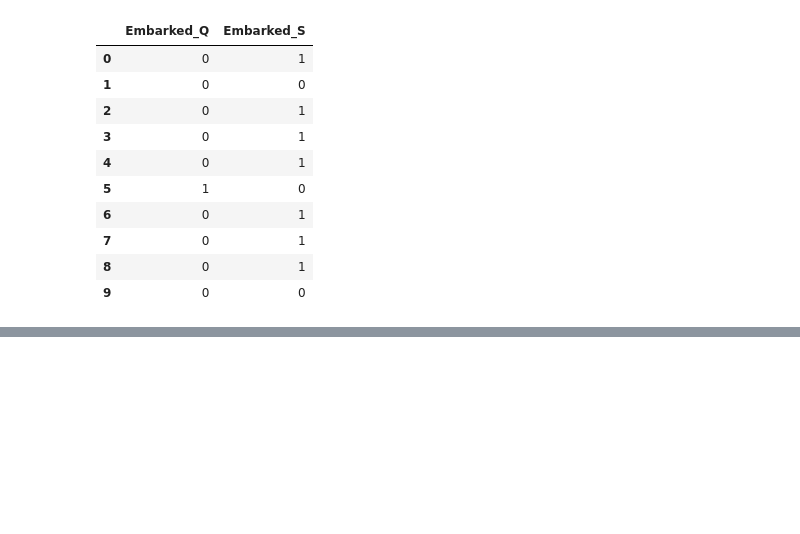
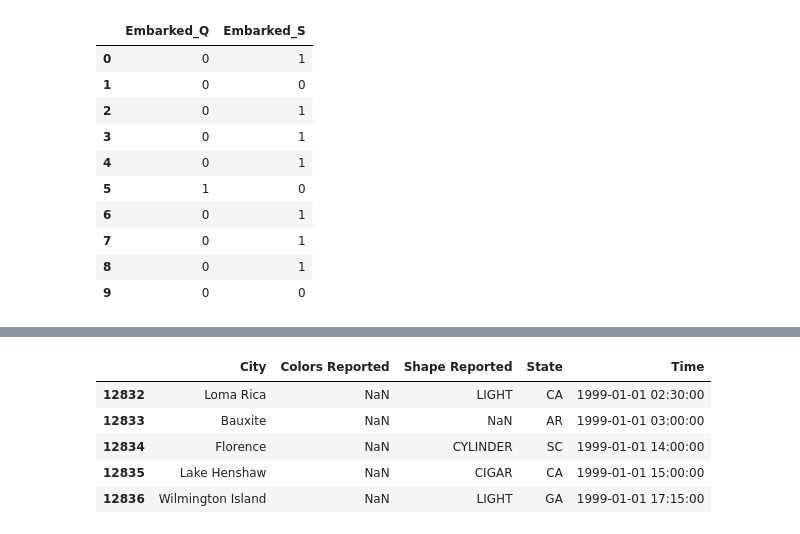
Before and after one commit to GregHacob/Notebooks, a Jupyter notebook: Pandas_Essentials_2.ipynb, the cells around one changed output, grey strips where cells are left out. Drawn from its saved outputs; the diff is of its cells as text; code cells hidden in the pictures; blank space fills up the shorter version.

```diff
--- a/Pandas_Essentials_2.ipynb
+++ b/Pandas_Essentials_2.ipynb
@@ -202,0 +284,4 @@ pd.get_dummies(train, columns=['Sex', 'Embarked']).head()
+# %%
+# convert a single string to datetime format (outputs a timestamp object)
+ts = pd.to_datetime('1/1/1999')
+ts
@@ -202,0 +290,10 @@ pd.get_dummies(train, columns=['Sex', 'Embarked']).head()
+# %%
+# compare a datetime Series with a timestamp
+ufo.loc[ufo.Time >= ts, :].head()
+# %% [output]
+|  | City | Colors Reported | Shape Reported | State | Time |
+| 12832 | Loma Rica | NaN | LIGHT | CA | 1999-01-01 02:30:00 |
+| 12833 | Bauxite | NaN | NaN | AR | 1999-01-01 03:00:00 |
+| 12834 | Florence | NaN | CYLINDER | SC | 1999-01-01 14:00:00 |
+| 12835 | Lake Henshaw | NaN | CIGAR | CA | 1999-01-01 15:00:00 |
+| 12836 | Wilmington Island | NaN | LIGHT | GA | 1999-01-01 17:15:00 |
```
Also changed, not shown: parts of 15 cells of this notebook.
